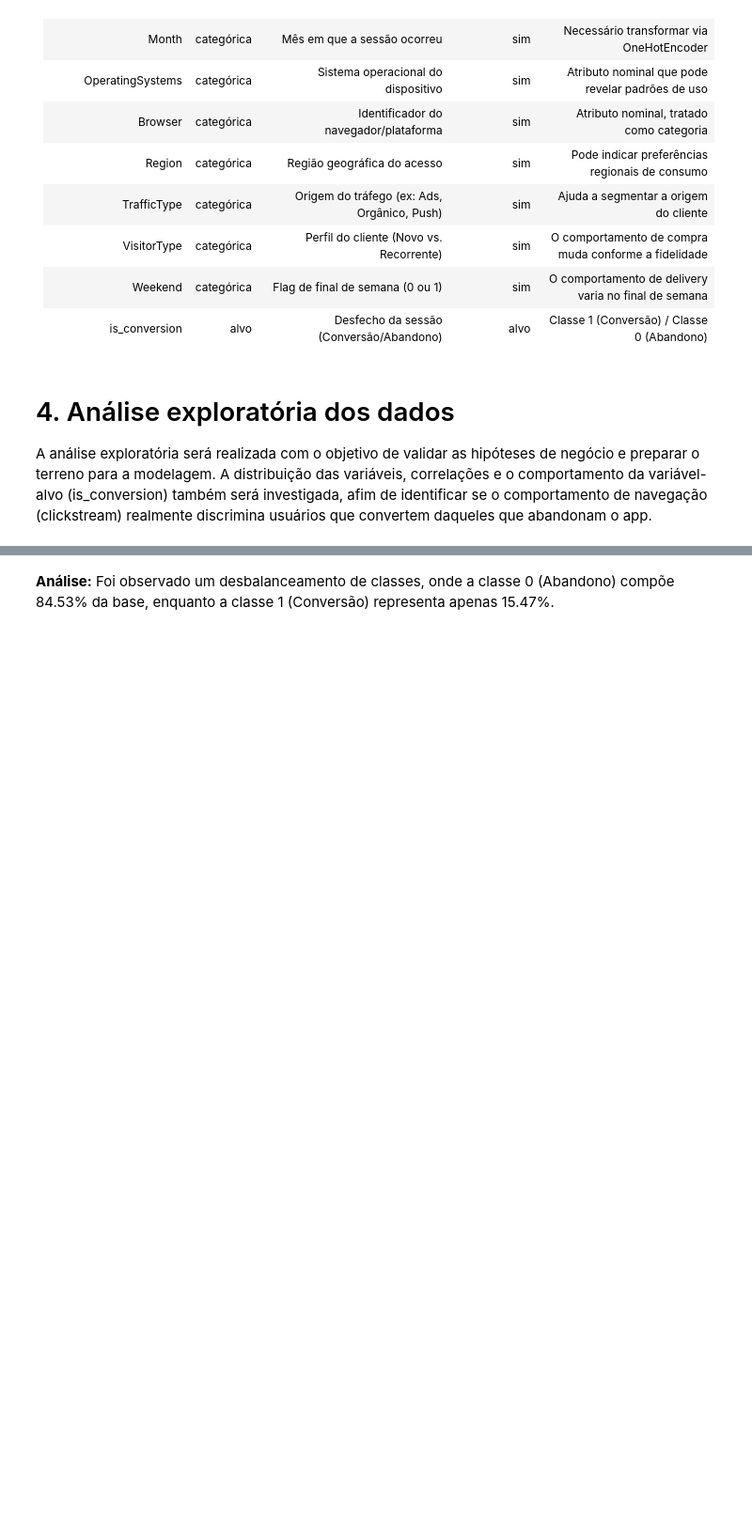
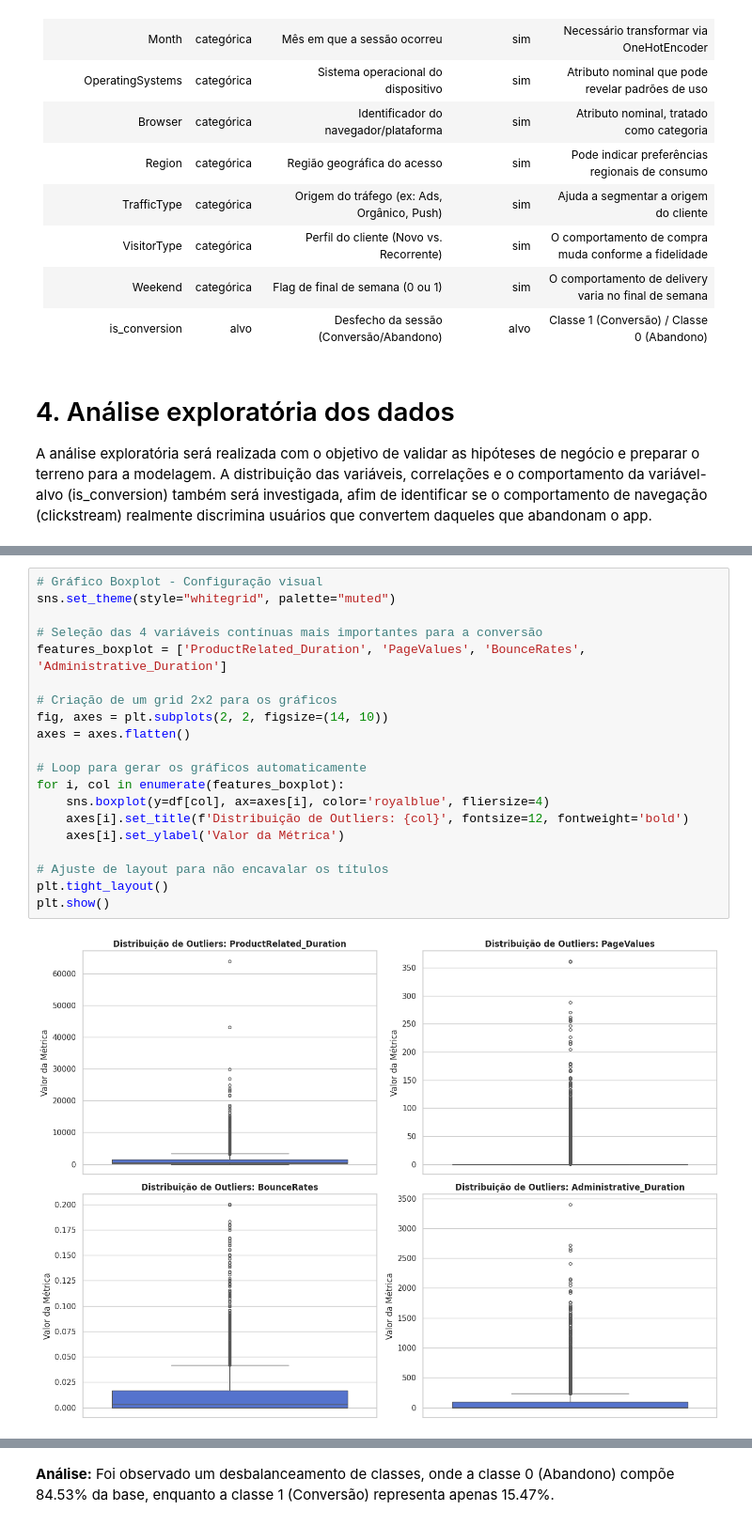
Before and after one commit to BarbJS/ecommerce-conversion-prediction-mvp, a Jupyter notebook: quickbite_MVP.ipynb, the cells around one changed output, grey strips where cells are left out. Shown at 94% size. Saved outputs shown, nothing was run; the diff lists cells and outputs as text; blank space fills up the shorter version.

```diff
--- a/quickbite_MVP.ipynb
+++ b/quickbite_MVP.ipynb
@@ -469,0 +535,22 @@ A análise exploratória será realizada com o objetivo de validar as hipóteses
+# %%
+# Gráfico Boxplot - Configuração visual
+sns.set_theme(style="whitegrid", palette="muted")
+
+# Seleção das 4 variáveis contínuas mais importantes para a conversão
+features_boxplot = ['ProductRelated_Duration', 'PageValues', 'BounceRates', 'Administrative_Duration']
+
+# Criação de um grid 2x2 para os gráficos
+fig, axes = plt.subplots(2, 2, figsize=(14, 10))
+axes = axes.flatten()
+
+# Loop para gerar os gráficos automaticamente
+for i, col in enumerate(features_boxplot):
+    sns.boxplot(y=df[col], ax=axes[i], color='royalblue', fliersize=4)
+    axes[i].set_title(f'Distribuição de Outliers: {col}', fontsize=12, fontweight='bold')
+    axes[i].set_ylabel('Valor da Métrica')
+
+# Ajuste de layout para não encavalar os títulos
+plt.tight_layout()
+plt.show()
+# %% [output]
+[figure, added]
```
Also changed, not shown: parts of 9 cells of this notebook.
